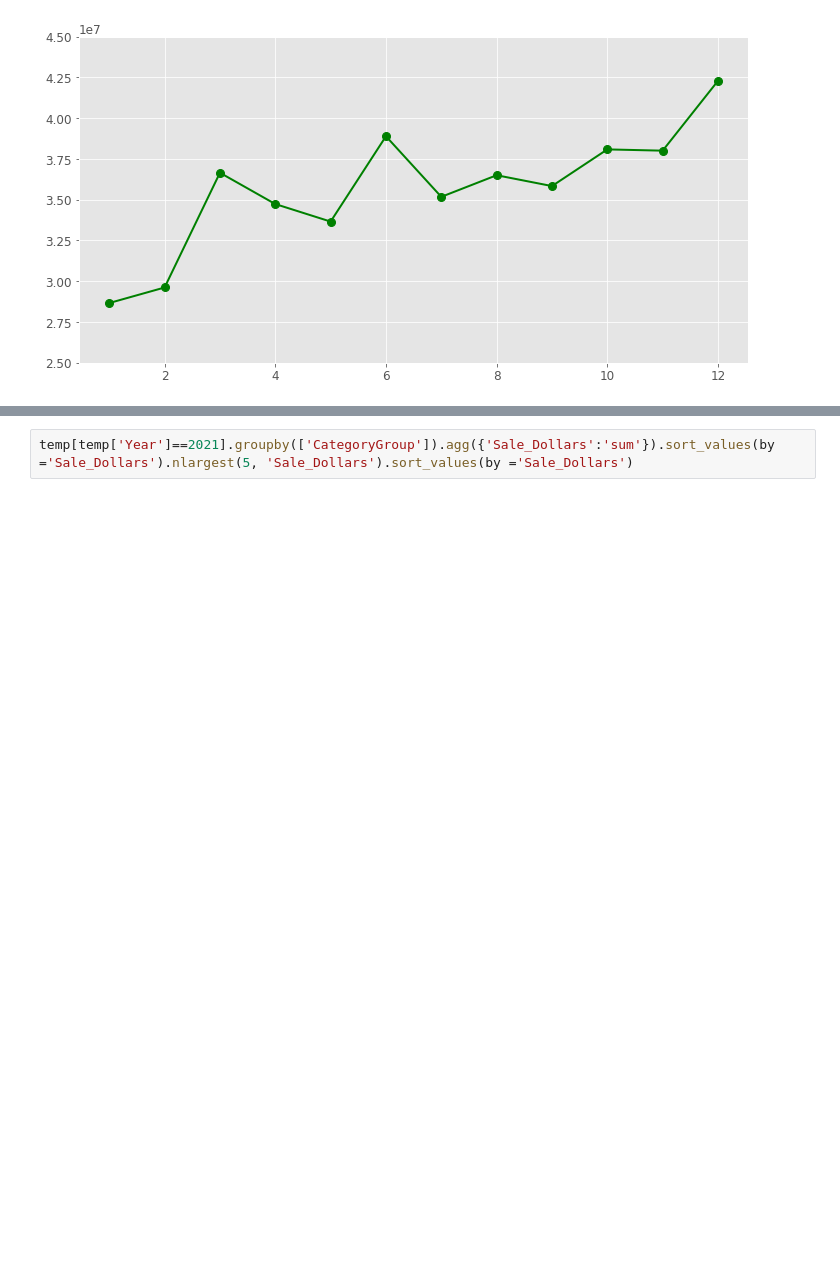
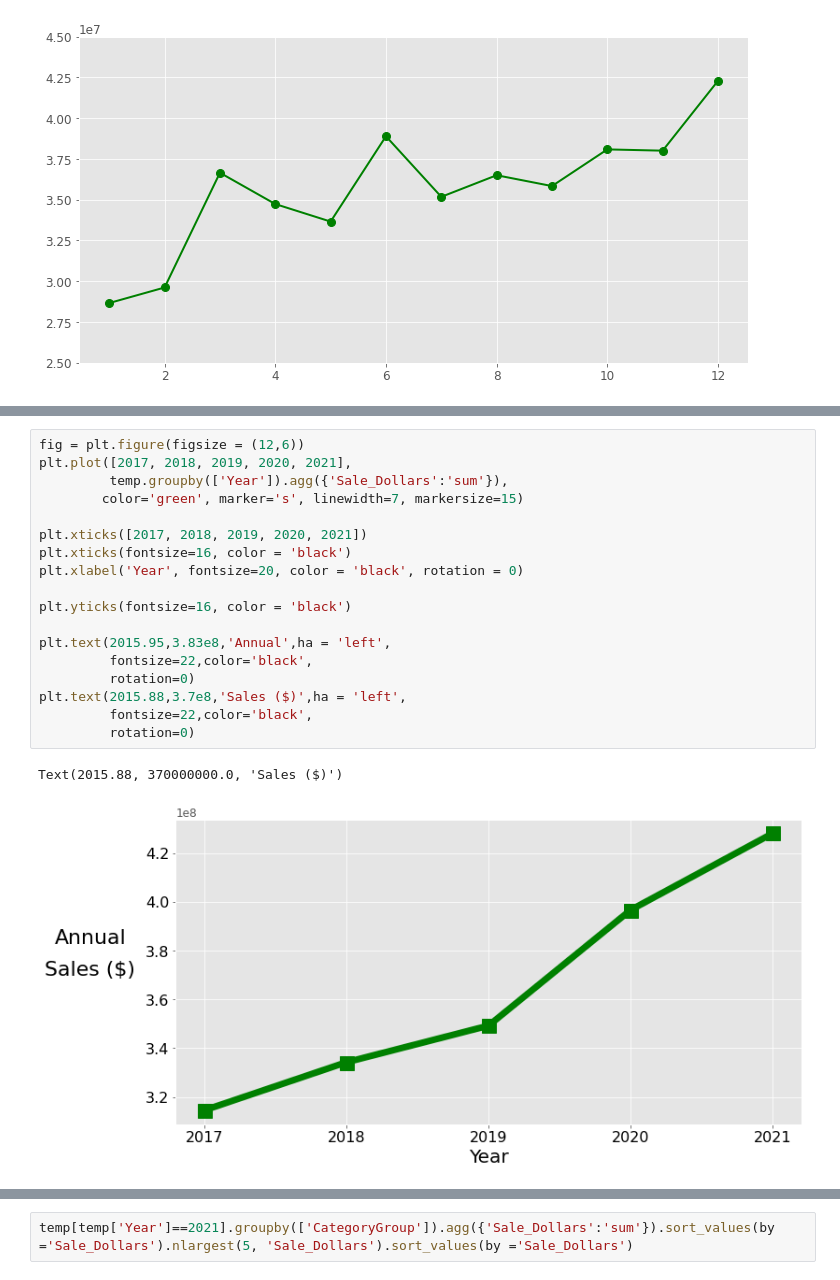
Before and after one commit to flyingcape/Iowa_Liquor_Sales, a Jupyter notebook: LiquorSales_Initial_EDA.ipynb, the cells around one changed output, grey strips where cells are left out. Cells and saved outputs as stored; diff of their text form; blank space fills up the shorter version.

```diff
--- a/LiquorSales_Initial_EDA.ipynb
+++ b/LiquorSales_Initial_EDA.ipynb
@@ -155,0 +206,21 @@ plt.ylim(2.5e7,4.5e7)
+# %%
+fig = plt.figure(figsize = (12,6))
+plt.plot([2017, 2018, 2019, 2020, 2021],
+         temp.groupby(['Year']).agg({'Sale_Dollars':'sum'}),
+        color='green', marker='s', linewidth=7, markersize=15)
+
+plt.xticks([2017, 2018, 2019, 2020, 2021])
+plt.xticks(fontsize=16, color = 'black')
+plt.xlabel('Year', fontsize=20, color = 'black', rotation = 0)
+
+plt.yticks(fontsize=16, color = 'black')
+
+plt.text(2015.95,3.83e8,'Annual',ha = 'left',
+         fontsize=22,color='black',
+         rotation=0)
+plt.text(2015.88,3.7e8,'Sales ($)',ha = 'left',
+         fontsize=22,color='black',
+         rotation=0)
+# %% [output]
+Text(2015.88, 370000000.0, 'Sales ($)')
+[figure, added]
```
Also changed, not shown: parts of 49 cells of this notebook, 5 other files.
